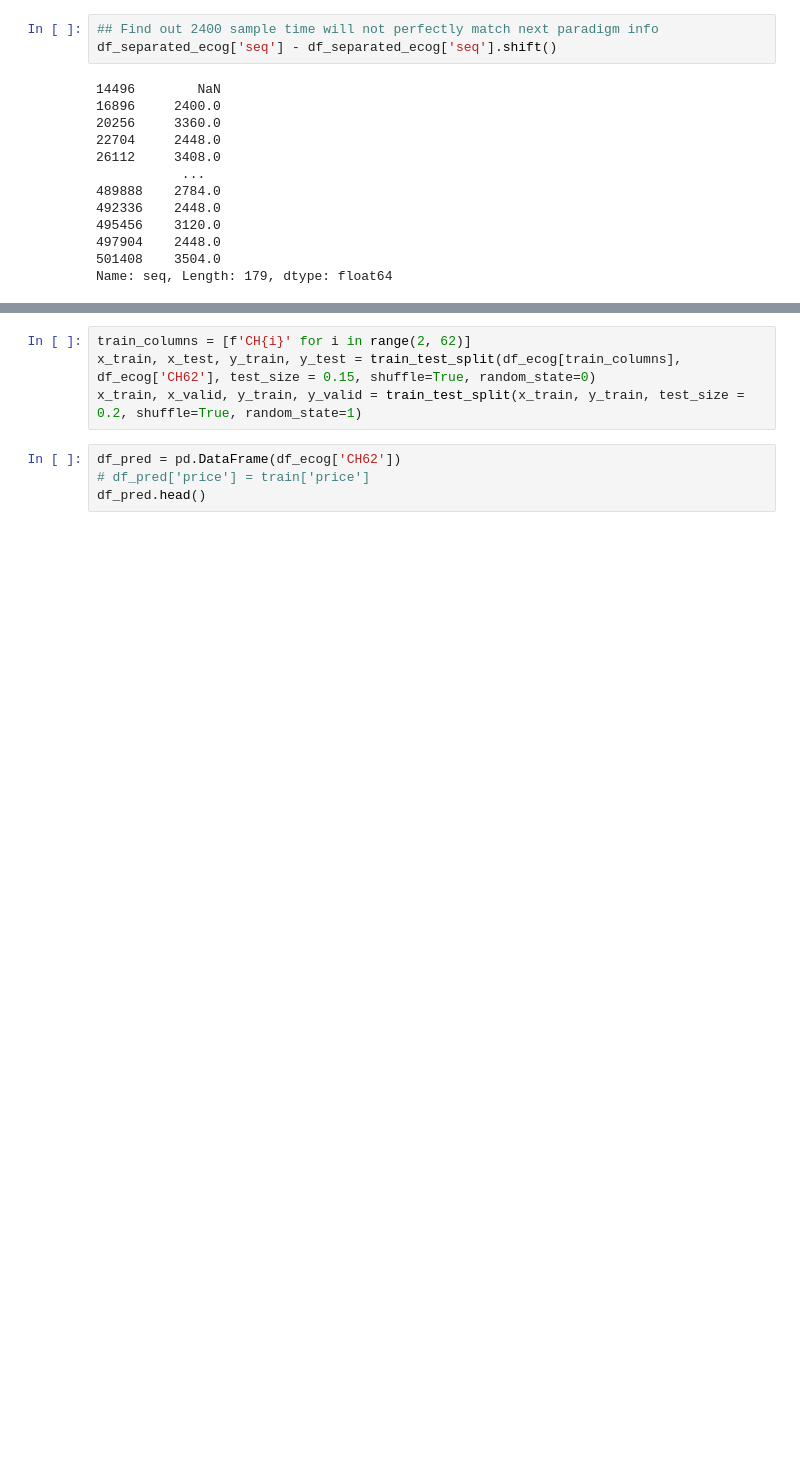
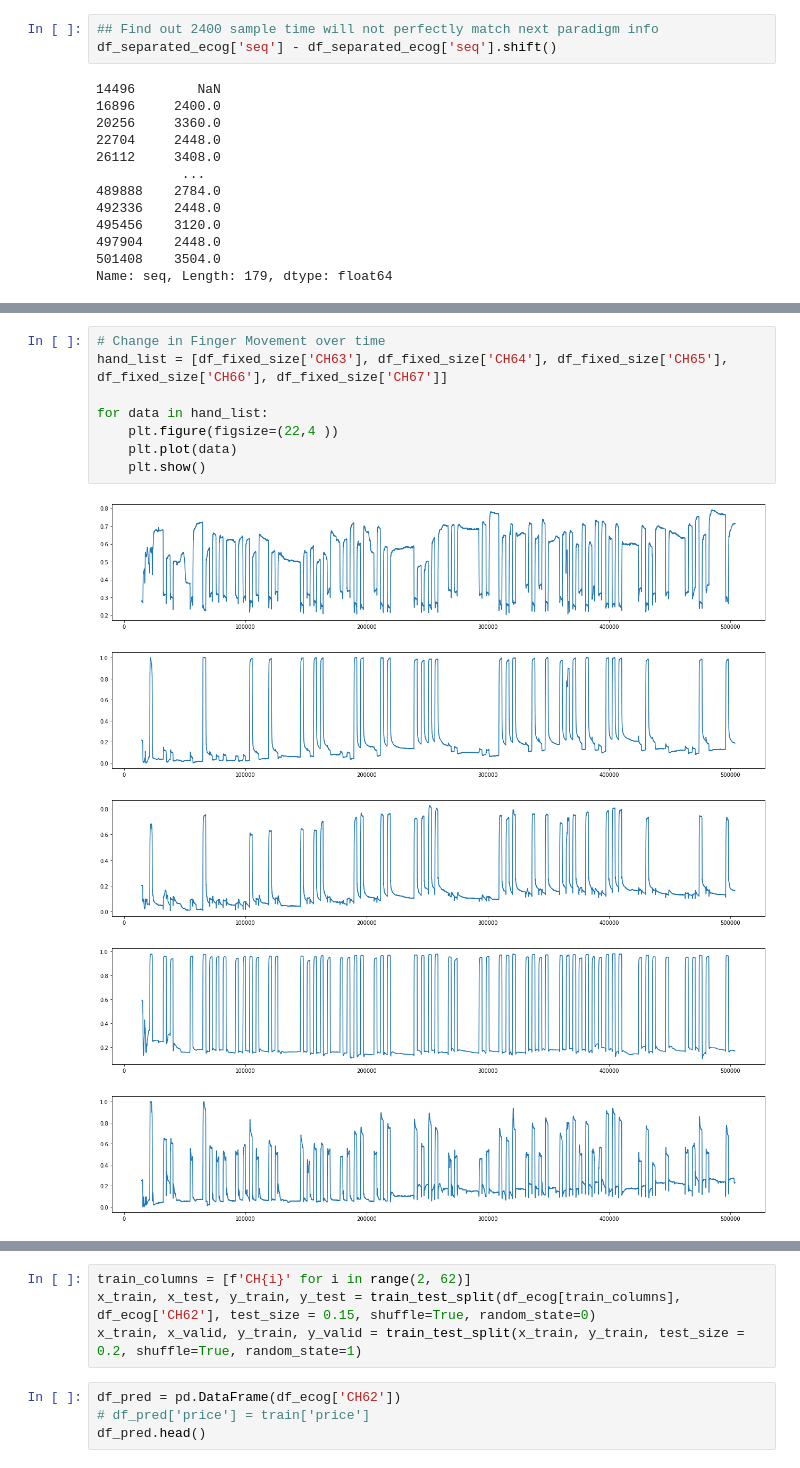
Before and after one commit to castlebin12/BCI2021_Spring_Ecog_team29, a Jupyter notebook: woobean/model.ipynb, the cells around one changed output, grey strips where cells are left out. Saved outputs shown, nothing was run; the diff lists cells and outputs as text; blank space fills up the shorter version.

```diff
--- a/woobean/model.ipynb
+++ b/woobean/model.ipynb
@@ -141,0 +128,14 @@ df_open_hand
+# %%
+# Change in Finger Movement over time
+hand_list = [df_fixed_size['CH63'], df_fixed_size['CH64'], df_fixed_size['CH65'], df_fixed_size['CH66'], df_fixed_size['CH67']]
+
+for data in hand_list:
+    plt.figure(figsize=(22,4 ))
+    plt.plot(data)
+    plt.show()
+# %% [output]
+[figure, added]
+[figure, added]
+[figure, added]
+[figure, added]
+[figure, added]
```
Also changed, not shown: parts of 15 cells of this notebook, 2 other files.
